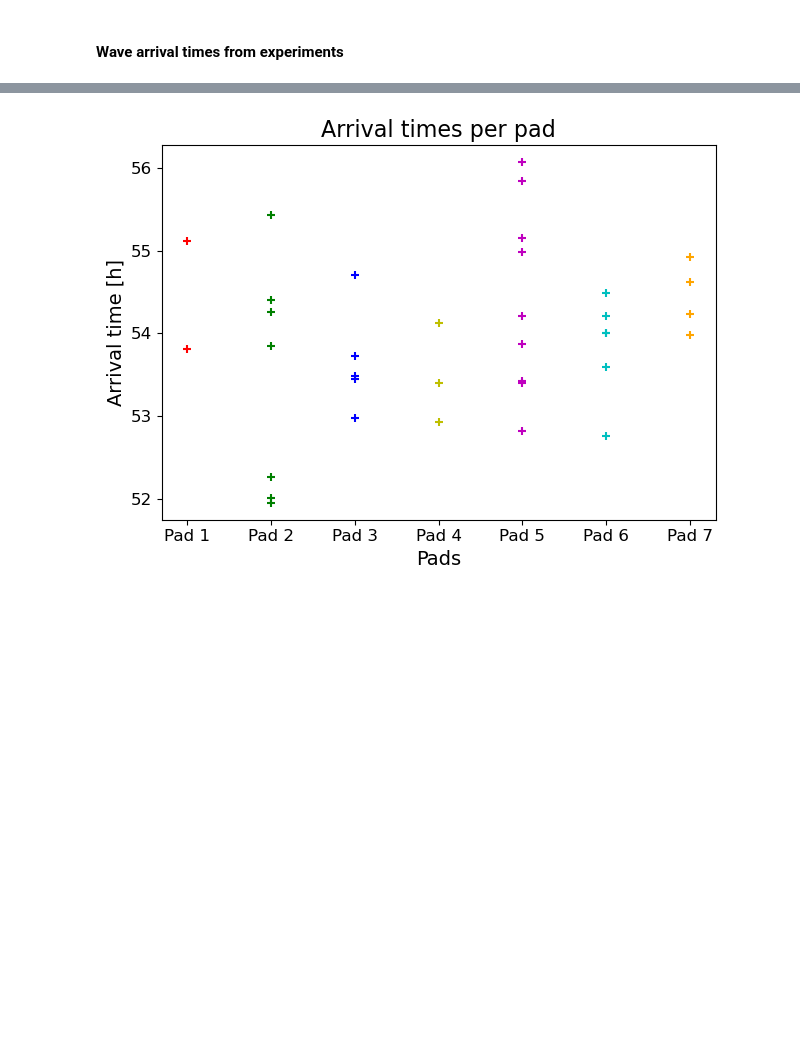
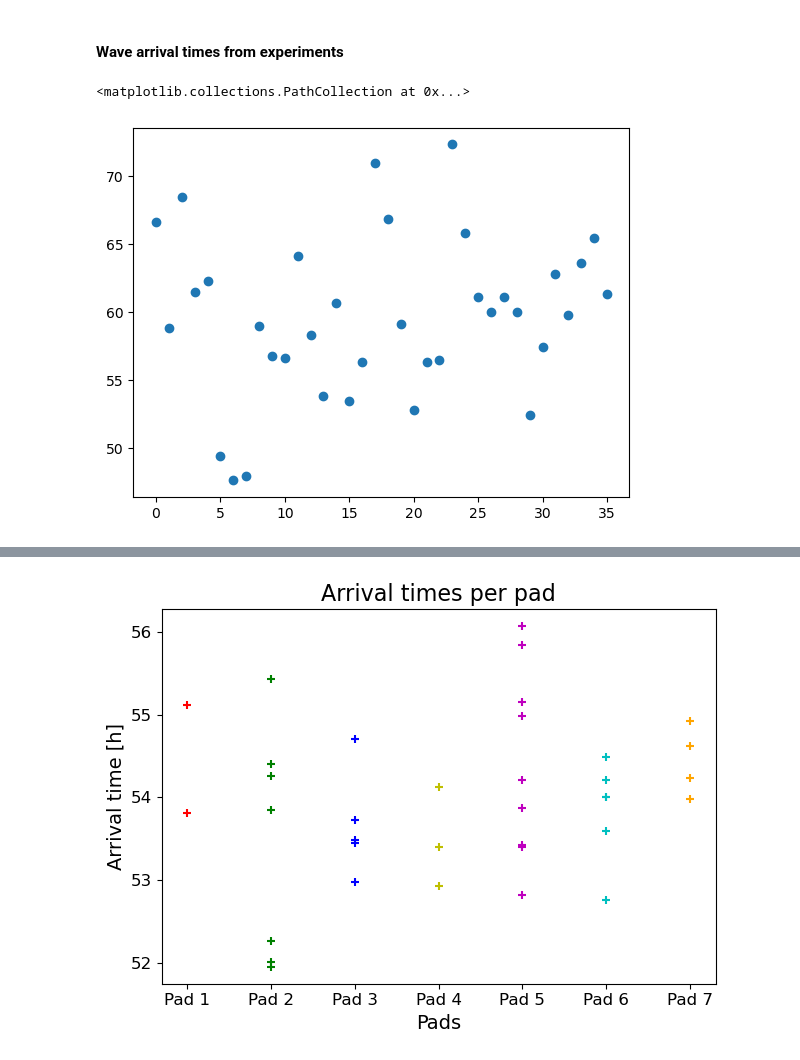
Before and after one commit to RudgeLab/popdyn, a Jupyter notebook: Notebooks/Figures Thesis/Chapter 4. g - Pad_diffusion.ipynb, the cells around one changed output, grey strips where cells are left out. Cells and saved outputs as stored; diff of their text form; code cells hidden in the pictures; blank space fills up the shorter version.

Commit message:
second wave arrival times plot fixed

```diff
--- a/Notebooks/Figures Thesis/Chapter 4. g - Pad_diffusion.ipynb
+++ b/Notebooks/Figures Thesis/Chapter 4. g - Pad_diffusion.ipynb
@@ -156,0 +159,5 @@ t0_true7 = t0_true[[32,33,34,35],1] * 10 / 60
+# %%
+plt.scatter(range(0,len(t0_true[:,1])),(t0_true[:,1]*10+289)/60)
+# %% [output]
+<matplotlib.collections.PathCollection at 0x...>
+[figure, added]
```
Also changed, not shown: parts of 2 cells of this notebook, 1 other file.
